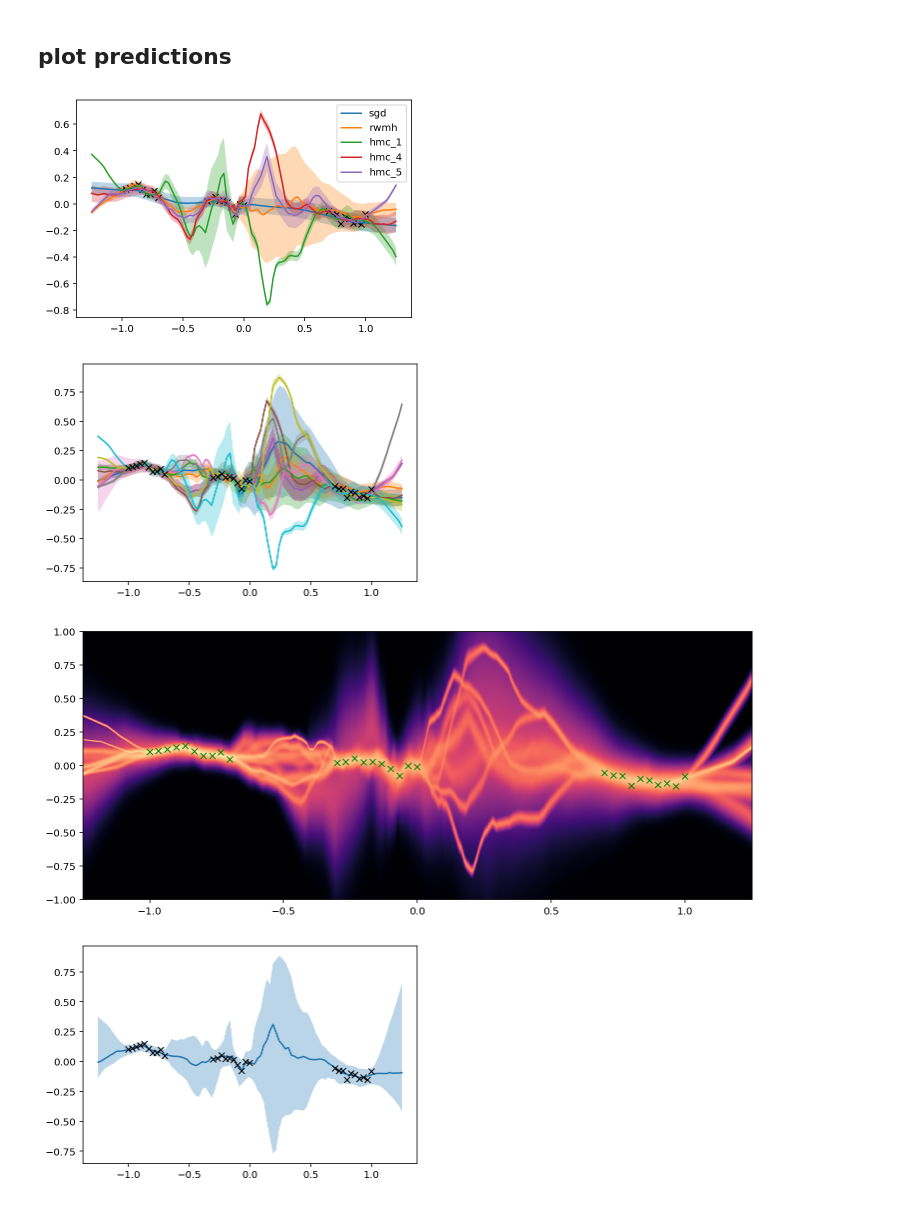
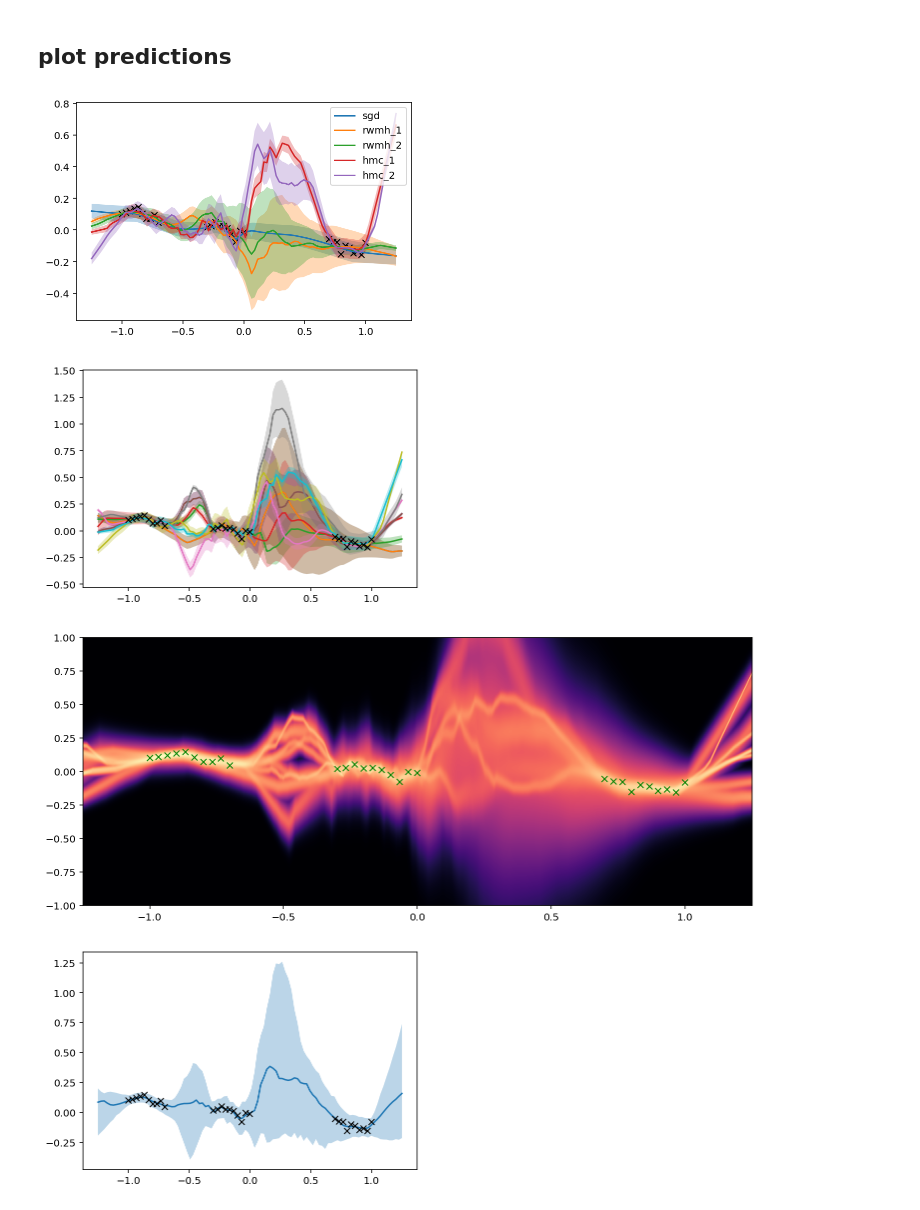
Before and after one commit to martin-marek/bnn-project, a Jupyter notebook: notebooks/1d_regression.ipynb, the cells around one changed output. Drawn from its saved outputs; the diff is of its cells as text; code cells hidden in the pictures.

```diff
--- a/notebooks/1d_regression.ipynb
+++ b/notebooks/1d_regression.ipynb
@@ -77,8 +75,8 @@ FlatMap({
 %%time
 # TODO: why is the acceptance_rate so low dispite such small steps?
 key = jax.random.PRNGKey(0)
-n_steps = 100
-n_blind_steps = 1
+n_steps = 10
+n_blind_steps = 10_000
 step_size = 1e-3
 params_rwmh = training.rwmh_sampler(params_init, log_posterior_fn, key, n_steps, n_blind_steps, step_size)
 # %% [output]
@@ -117,30 +115,30 @@ plt.plot(log_prob_sgd)
 # %%
 fig, ax = plt.subplots()
 
 # plot training data
 ax.plot(x_train[:, 0], y_train, 'kx')
 
 
 # labeled results
 labeled_params = {
     'sgd': params_sgd,
-    'rwmh': params_rwmh[-1],
+    'rwmh_1': params_rwmh[-1],
+    'rwmh_2': params_rwmh[-2],
     'hmc_1': params_hmc[-1],
-    'hmc_4': params_hmc[-5],
-    'hmc_5': params_hmc[-6],
+    'hmc_2': params_hmc[-2],
 }
 
 # plot predictions
 x_full = jnp.linspace(-1.25, 1.25, 100)[:, None]
 for label, params in labeled_params.items():
     y_hat = predict_fn(x_full, params)
     ax.fill_between(x_full[:, 0], y_hat[:, 0]-2*y_hat[:, 1], y_hat[:, 0]+2*y_hat[:, 1], alpha=0.3)
     ax.plot(x_full[:, 0], y_hat[:, 0], label=label)
 
 ax.legend(loc='upper right')
 plt.show()
 # %% [output]
-[figure, old version]
+[figure, new version]
 # %%
 fig, ax = plt.subplots()
 
@@ -156,7 +154,7 @@ ax.plot(x_train[:, 0], y_train, 'kx')
 
 plt.show()
 # %% [output]
-[figure, old version]
+[figure, new version]
 # %%
 # create grid to evaluate posterior predictive density
 nx, ny = 800, 400
@@ -181,7 +179,7 @@ ax.imshow(z_full.T**(1/8), origin='lower', cmap='magma', extent=extent, aspect=1
 ax.plot(x_train[:, 0], y_train, 'x', color='green')
 plt.show()
 # %% [output]
-[figure, old version]
+[figure, new version]
 # %%
 key = jax.random.PRNGKey(0)
 alpha = 0.05
@@ -214,4 +212,4 @@ ax.plot(x_full, quantiles[1, :])
 ax.plot(x_train[:, 0], y_train, 'kx')
 plt.show()
 # %% [output]
-[figure, old version]
+[figure, new version]
```
Also changed, not shown: parts of 7 cells of this notebook, 1 other file.
